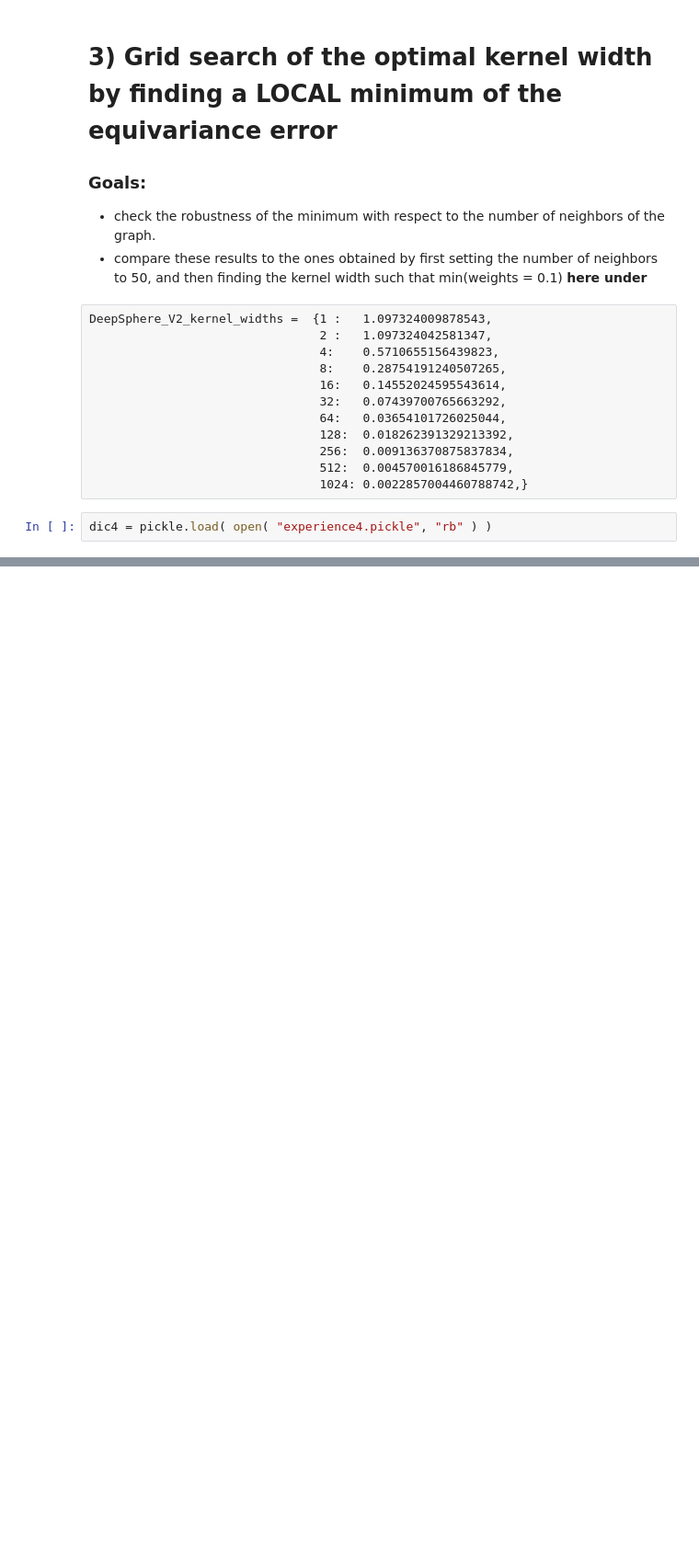
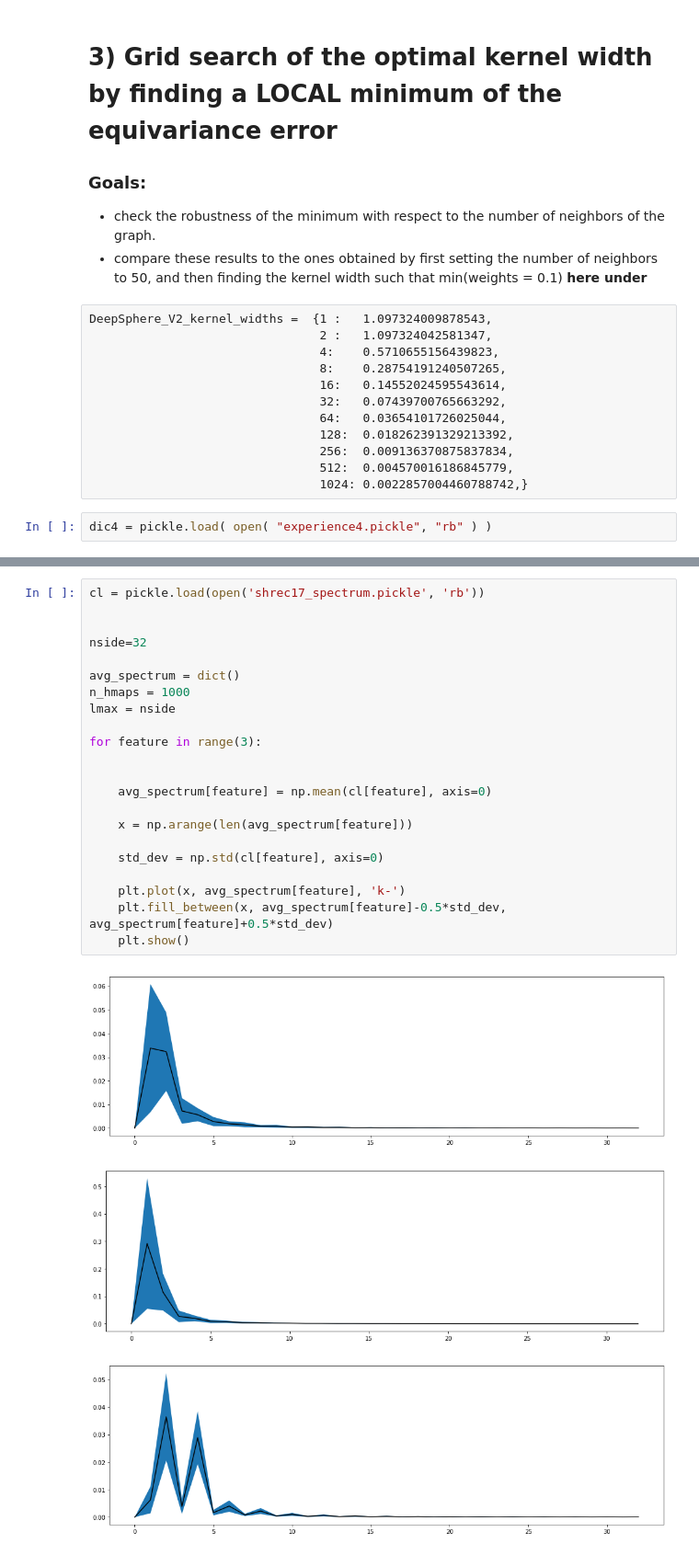
Before and after one commit to deepsphere/paper-deepsphere-iclr2020, a Jupyter notebook: notebooks/Figures.ipynb, the cells around one changed output, grey strips where cells are left out. Shown at 92% size. Drawn from its saved outputs; the diff is of its cells as text; blank space fills up the shorter version.

```diff
--- a/notebooks/Figures.ipynb
+++ b/notebooks/Figures.ipynb
@@ -144,0 +207,26 @@ plot_4(dic4)
+# %%
+cl = pickle.load(open('shrec17_spectrum.pickle', 'rb'))
+
+
+nside=32
+
+avg_spectrum = dict()
+n_hmaps = 1000
+lmax = nside
+
+for feature in range(3):
+
+
+    avg_spectrum[feature] = np.mean(cl[feature], axis=0)
+
+    x = np.arange(len(avg_spectrum[feature]))
+
+    std_dev = np.std(cl[feature], axis=0)
+
+    plt.plot(x, avg_spectrum[feature], 'k-')
+    plt.fill_between(x, avg_spectrum[feature]-0.5*std_dev, avg_spectrum[feature]+0.5*std_dev)
+    plt.show()
+# %% [output]
+[figure, added]
+[figure, added]
+[figure, added]
```
Also changed, not shown: parts of 11 cells of this notebook, 11 other files.
